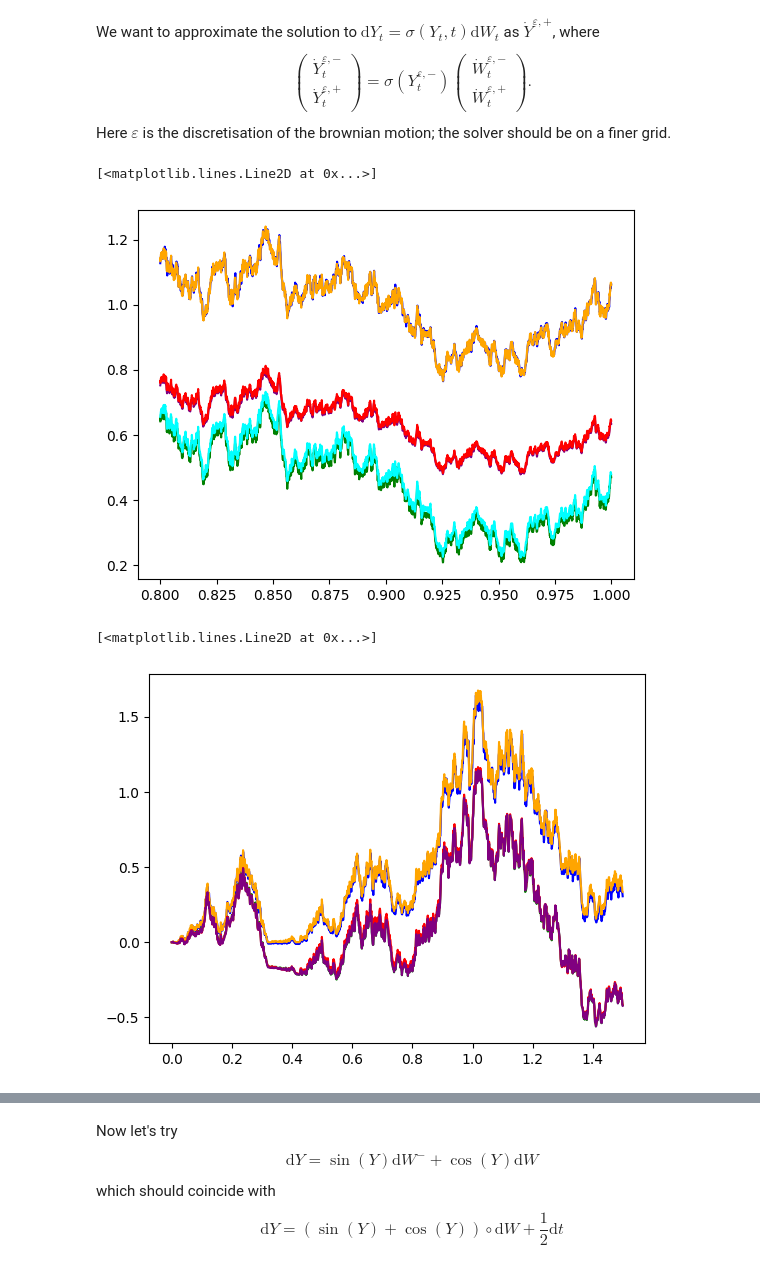
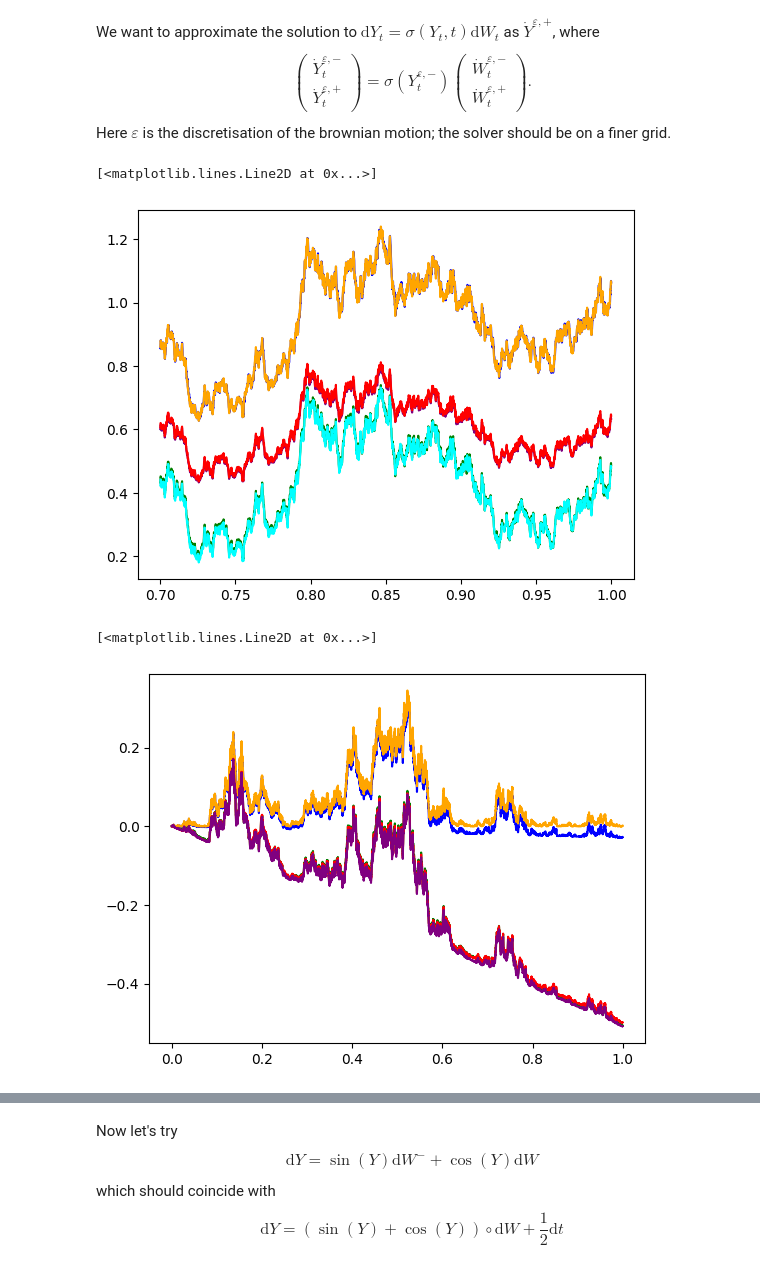
Before and after one commit to emilioferrucci/rough-vol-rough-paths, a Jupyter notebook: lead_lag_2.ipynb, the cells around one changed output, grey strips where cells are left out. Drawn from its saved outputs; the diff is of its cells as text; code cells hidden in the pictures.

```diff
--- a/lead_lag_2.ipynb
+++ b/lead_lag_2.ipynb
@@ -59,20 +59,20 @@ ito_solver = Euler()
 saveat = SaveAt(ts = times)
 actual_sol = diffeqsolve(terms, ito_solver, t0, t1, dt0 = epsilon, max_steps = None, y0 = y0, saveat=saveat)
 # %%
-a, b = 8000, 10000
+a, b = 7000, 10000
 plt.plot(lead_lag_sol.ts[a : b], lead_lag_sol.ys[a : b,0], color = "blue") # lead-lag Strat
 plt.plot(times[a : b], strat_true_array[a : b], color = "orange") # true Strat
 
 plt.plot(lead_lag_sol.ts[a : b], lead_lag_sol.ys[a : b,1], color = "green") # lead-lag Ito
 plt.plot(ito_sol.ts[a : b], ito_sol.ys[a : b, 1], color = "purple") # Ito with Euler/Milstein solver
 
 plt.plot(times[a : b], ito_true_array[a : b], color = "red") # true Ito
 plt.plot(actual_sol.ts[a : b], actual_sol.ys[a : b, 1], color = "cyan") # actual lead-lag sol
 
 # The contradiction is resolved!
 # %% [output]
 [<matplotlib.lines.Line2D at 0x...>]
-[figure, old version]
+[figure, new version]
 # %%
 # Integral of BdB = B^2/2
 
@@ -101,7 +101,7 @@ ito_solver = Euler()
 saveat = SaveAt(ts = times)
 ito_sol = diffeqsolve(terms, strat_solver, t0, t1, dt0 = epsilon, max_steps = None, y0 = y0, saveat=saveat)
 # %%
-a, b = 0, 1500
+a, b = 0, 10000
 plt.plot(lead_lag_sol.ts[a : b], lead_lag_sol.ys[a : b, 1], color = "blue") # lead-lag Strat
 plt.plot(lead_lag_sol.ts[a : b], lead_lag_sol.ys[a : b, 2], color = "green") # lead-lag Ito
 plt.plot(times[a : b], strat_true_array[a : b], color = "orange") # true Strat
@@ -111,7 +111,7 @@ plt.plot(ito_sol.ts[a : b], ito_sol.ys[a : b, 1], color = "purple") # Ito with E
 # It converges!
 # %% [output]
 [<matplotlib.lines.Line2D at 0x...>]
-[figure, old version]
+[figure, new version]
 # %%
 # dY = cos(Y)dB
 
```
Also changed, not shown: parts of 3 cells of this notebook, 7 other files.
